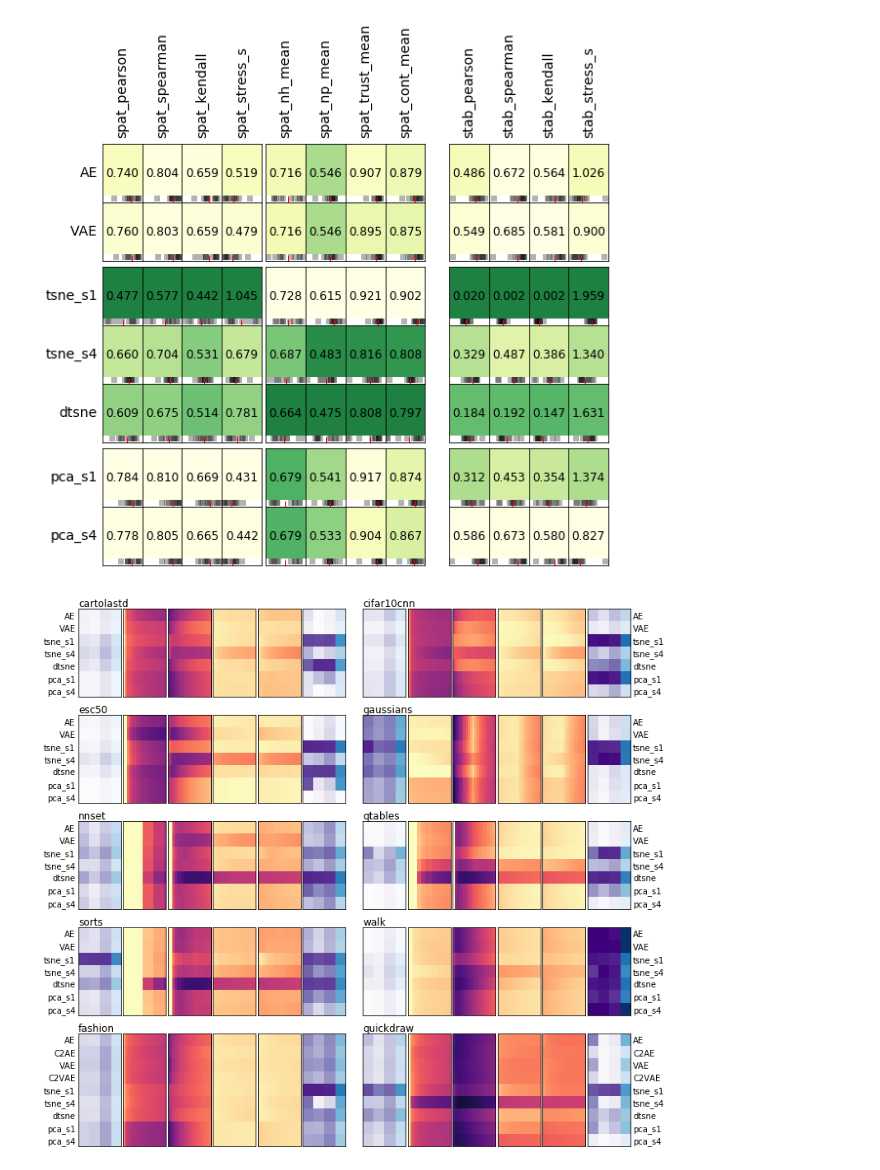
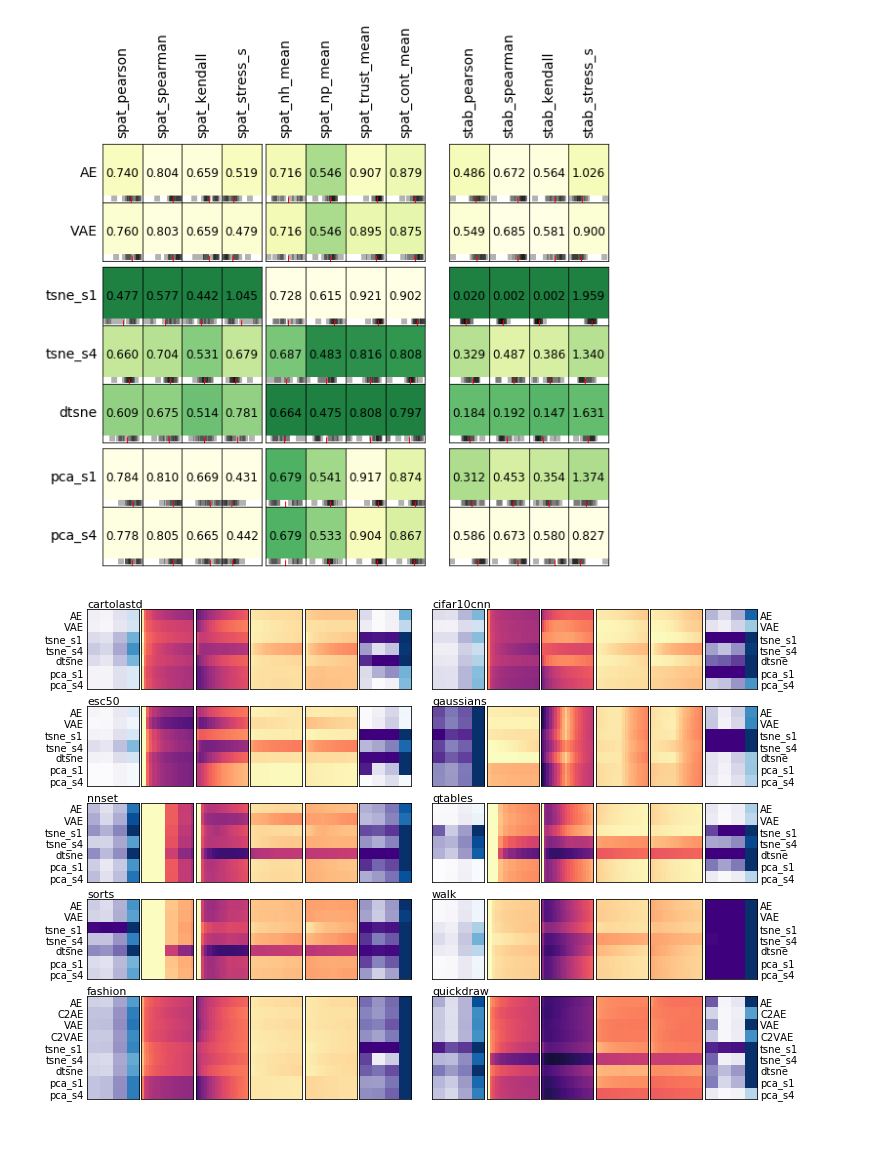
Before and after one commit to EduardoVernier/dynamic-projections, a Jupyter notebook: Plots/figures_1_and_2_colored_table_metric_results.ipynb, the cells around one changed output. Drawn from its saved outputs; the diff is of its cells as text; code cells hidden in the pictures; blank space fills up the shorter version.

Commit message:
Figures.

```diff
--- a/Plots/figures_1_and_2_colored_table_metric_results.ipynb
+++ b/Plots/figures_1_and_2_colored_table_metric_results.ipynb
@@ -206,7 +206,7 @@ def plot_k_based(ax, df):
     ax.set_xticklabels([])
     ax.set_yticklabels([])
 
-fig, axs = plt.subplots(nrows=n_datasets//2, ncols=13, figsize=(12, 12),
+fig, axs = plt.subplots(nrows=n_datasets//2, ncols=13, figsize=(12, 9),
                         gridspec_kw={'width_ratios': [1,1,1,1,1,1, 0.3, 1,1,1,1,1,1],
                                      'height_ratios': [1,1,1,1,9/7],
                                      'wspace': 0.05})
@@ -224,7 +224,7 @@ for i, dataset in enumerate(datasets):
     if col_index == 0:
         ax.set_yticklabels(df_0.index)
         ax.set_yticks(range(len(df_0)), minor=False)
-    ax.set_title(dataset, loc='left', ha='left', va='bottom', pad=0)
+    ax.set_title(dataset, loc='left', ha='left', va='bottom', pad=0, fontsize=11)
 
     ax = axs[row_index, col_index + 1]
     df_1 = df[metrics_1 + ['method']]
@@ -232,34 +232,34 @@ for i, dataset in enumerate(datasets):
     plot_k_based(ax, df_1)
 
     ax = axs[row_index, col_index + 2]
     df_2 = df[metrics_2 + ['method']]
     df_2 = df_2.set_index('method')
     plot_k_based(ax, df_2)
 
     ax = axs[row_index, col_index + 3]
     df_3 = df[metrics_3 + ['method']]
     df_3 = df_3.set_index('method')
     plot_k_based(ax, df_3)
 
     ax = axs[row_index, col_index + 4]
     df_4 = df[metrics_4 + ['method']]
     df_4 = df_4.set_index('method')
     plot_k_based(ax, df_4)
 
 
     ax = axs[row_index, col_index + 5]
     df_5 = df[metrics_5 + ['method']]
     df_5 = df_5.set_index('method')
     plot_corr_and_stress(ax, df_5)
     if col_index == 7:
         ax.yaxis.tick_right()
         ax.set_yticklabels(df_0.index)
         ax.set_yticks(range(len(df_0)), minor=False)
 
 for i in range(n_datasets//2):
     axs[i,6].set_visible(False)
 # %% [output]
-[figure, old version]
+[figure, new version]
 # %%
 fig.savefig('f2.pdf', bbox_inches='tight')
 # %%
```
Also changed, not shown: 12 other files.
